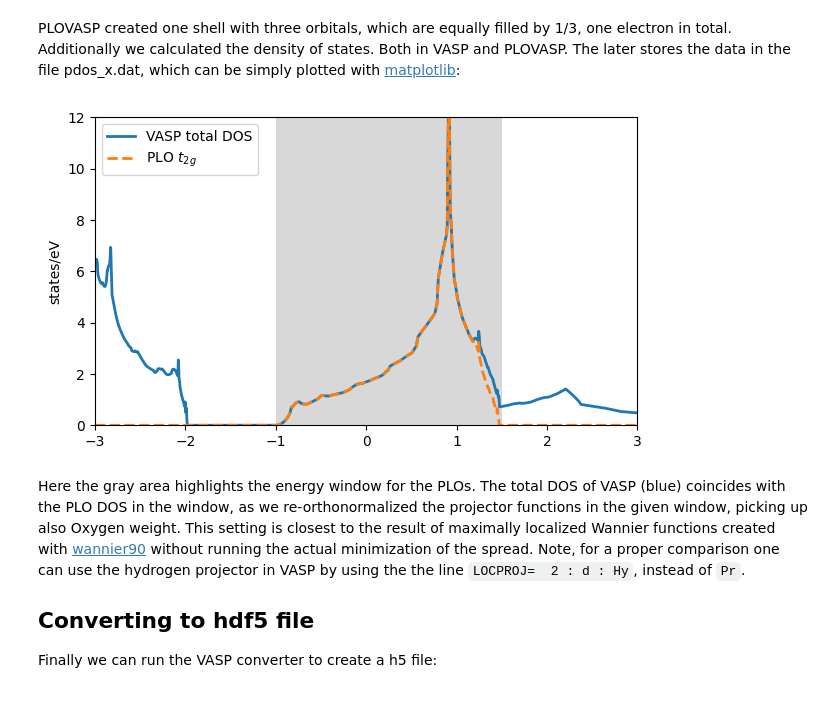
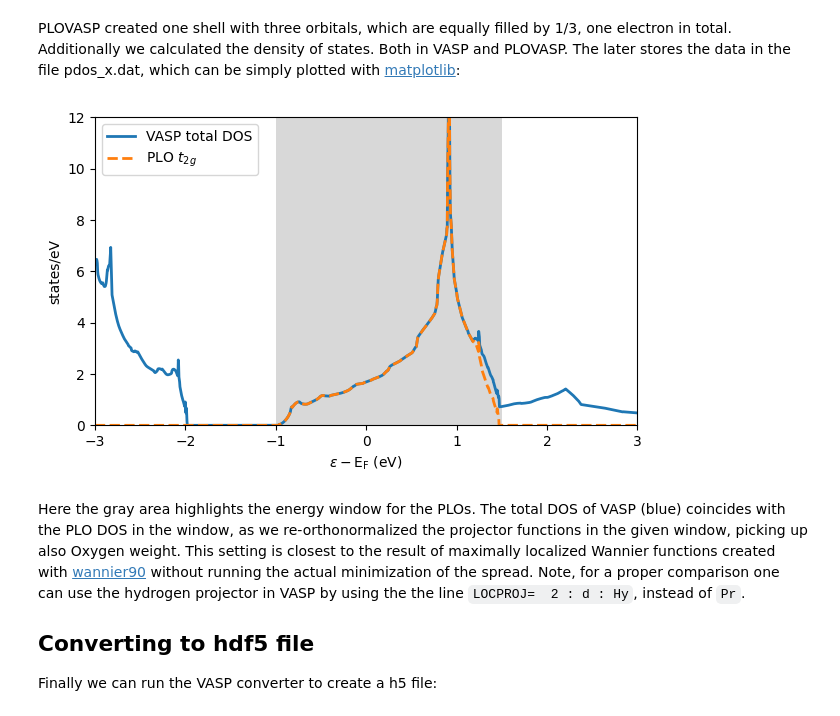
Before and after one commit to TRIQS/dft_tools, a Jupyter notebook: doc/tutorials/svo_vasp/svo_notebook.ipynb, the cells around one changed output. Drawn from its saved outputs; the diff is of its cells as text; code cells hidden in the pictures.

Commit message:
[doc] small fix to SVO tutorial label of plot

```diff
--- a/doc/tutorials/svo_vasp/svo_notebook.ipynb
+++ b/doc/tutorials/svo_vasp/svo_notebook.ipynb
@@ -108,21 +108,22 @@ with HDFArchive('vaspout.h5','r') as vaspout:
 # %%
 %matplotlib inline
 fig = plt.figure(figsize=(7,4))
 
 plt.plot(vasp_dos_energies-vasp_fermi, vasp_dos[0,:], lw=2, label=r'VASP total DOS')
 
 plt.plot(plo_dos[:,0],plo_dos[:,1]+plo_dos[:,2]+plo_dos[:,3], '--', lw=2, label=r'PLO $t_{2g}$')
 
 plt.axvspan(-1., 1.5, facecolor='gray', alpha=0.3)
 
 plt.xlim([-3,3])
 plt.ylim(0,12)
+plt.xlabel(r'$\epsilon - {\text{E}_\text{F}}$ (eV)')
 plt.ylabel(r'states/eV')
 plt.legend()
 
 plt.show()
 # %% [output]
-[figure, old version]
+[figure, new version]
 # %% [markdown]
 Here the gray area highlights the energy window for the PLOs. The total DOS of VASP (blue) coincides with the PLO DOS in the window, as we re-orthonormalized the projector functions in the given window, picking up also Oxygen weight. This setting is closest to the result of maximally localized Wannier functions created with [wannier90](http://www.wannier.org/) without running the actual minimization of the spread. Note, for a proper comparison one can use the hydrogen projector in VASP by using the the line `LOCPROJ=  2 : d : Hy`, instead of `Pr`.
 
```
Also changed, not shown: parts of 2 cells of this notebook.
